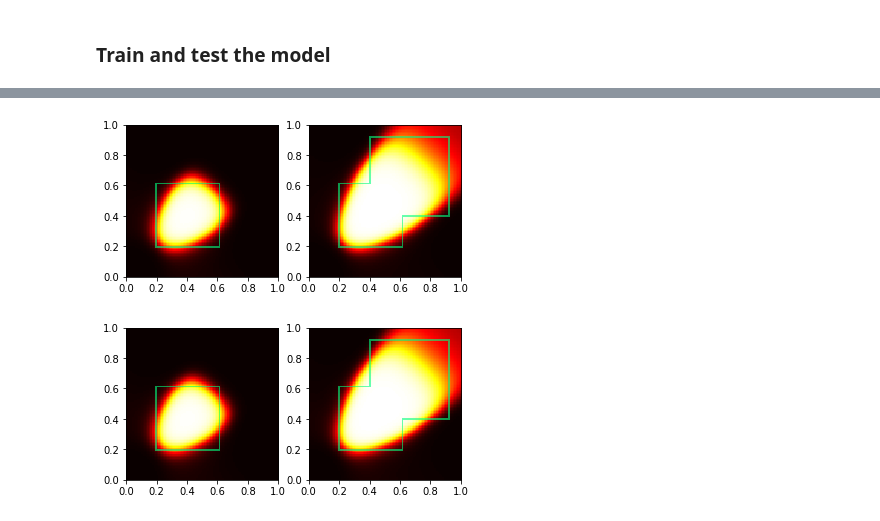
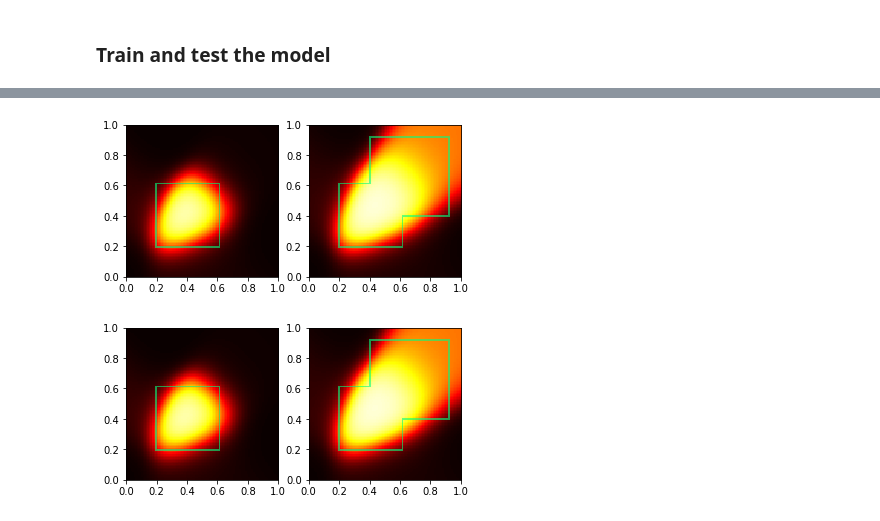
Before and after one commit to atatomir/CCN, a Jupyter notebook: experiments/Rectangles.ipynb, the cells around one changed output, grey strips where cells are left out. Cells and saved outputs as stored; diff of their text form; code cells hidden in the pictures.

```diff
--- a/experiments/Rectangles.ipynb
+++ b/experiments/Rectangles.ipynb
@@ -62,7 +62,7 @@ NeuralNetwork(
 ### Train and test the model
 # %%
 experiment = Experiment('rectangles', model1, shapes, constraints1)
-experiment.run(50)
+experiment.run(10, device)
 #experiment.save(dir='./models/')
 # %% [output]
 Epoch 1
@@ -83,6 +83,6 @@ loss: 0.556006 [ 6400/10000]
 
 Done!
-[figure, old version]
+[figure, new version]
-[figure, old version]
+[figure, new version]
 # %%
 experiment = Experiment('rectangles-rev', model2, shapes, constraints2)
```
Also changed, not shown: parts of 3 cells of this notebook, 4 other files.
